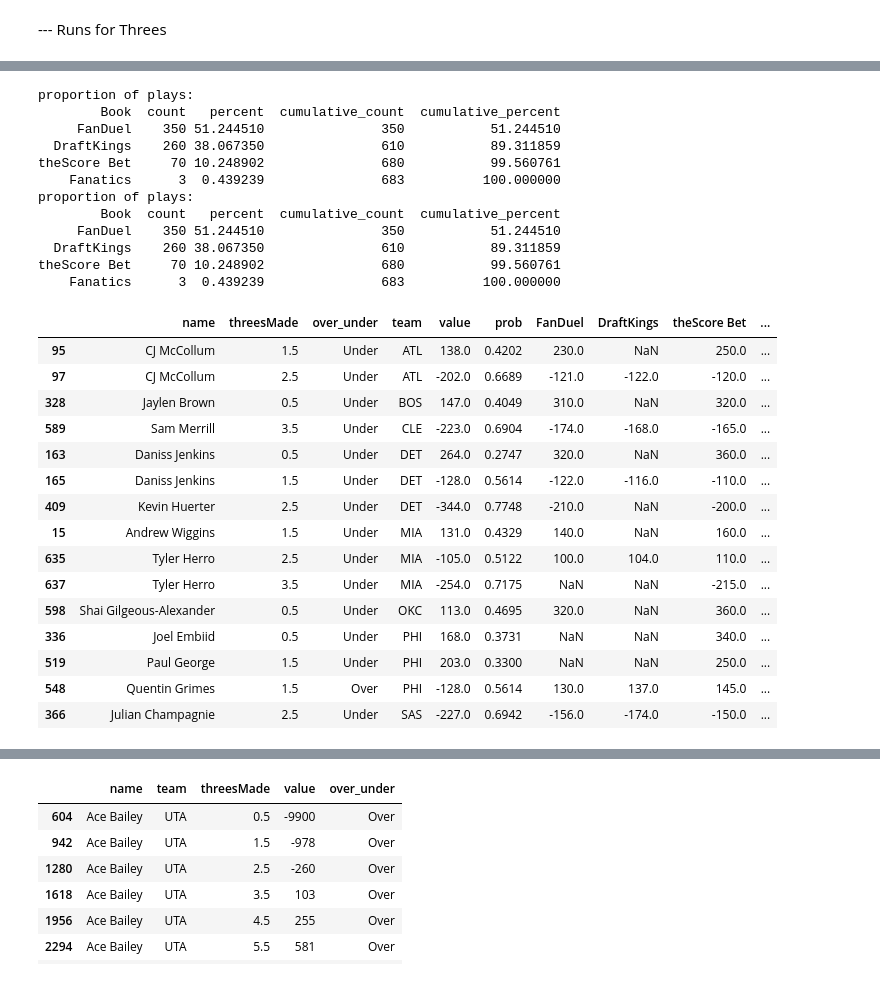
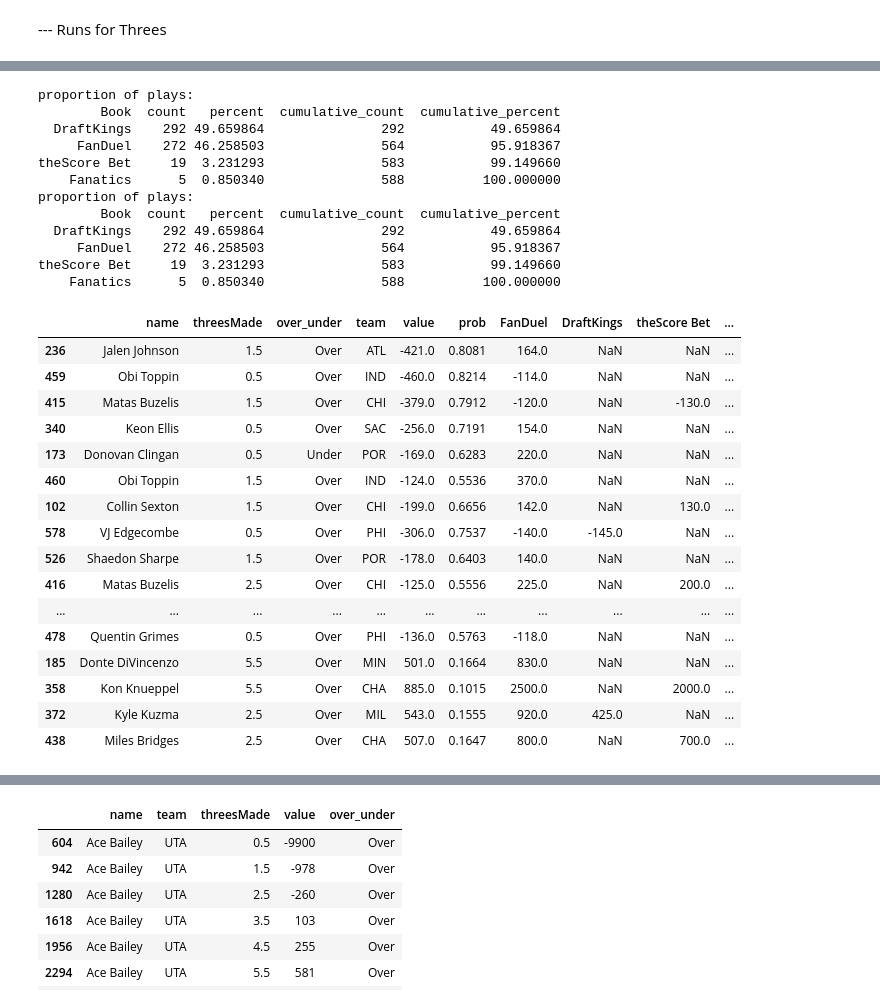
Before and after one commit to eac521/bets, a Jupyter notebook: Notebooks/2526Runs.ipynb, the cells around one changed output, grey strips where cells are left out. Cells and saved outputs as stored; diff of their text form; code cells hidden in the pictures.

```diff
--- a/Notebooks/2526Runs.ipynb
+++ b/Notebooks/2526Runs.ipynb
@@ -355,37 +408,38 @@ final['theScore BetAmount'] = [round(x * odds.budget * odds.kellyVal,2) for x in
 # %%
 t = ["DAL","MIN","PHI","MIA","BOS","ATL","PHX","MEM","SAS","CHI"
 ]
 pd.options.display.max_rows=100
-book = 'theScore Bet'
+book = 'FanDuel'
 bp = bookPlays(final,book,min_val=7.5)[bookPlays(final,book,min_val=7.5)[book]>-250].sort_values(by=['team','name','threesMade'])
-bp
+bp.sort_values(by='FanDuelAmount',ascending=False)
 # %% [output]
 proportion of plays:
         Book  count   percent  cumulative_count  cumulative_percent
-     FanDuel    350 51.244510               350           51.244510
-  DraftKings    260 38.067350               610           89.311859
-theScore Bet     70 10.248902               680           99.560761
-    Fanatics      3  0.439239               683          100.000000
+  DraftKings    292 49.659864               292           49.659864
+     FanDuel    272 46.258503               564           95.918367
+theScore Bet     19  3.231293               583           99.149660
+    Fanatics      5  0.850340               588          100.000000
 proportion of plays:
         Book  count   percent  cumulative_count  cumulative_percent
-     FanDuel    350 51.244510               350           51.244510
-  DraftKings    260 38.067350               610           89.311859
-theScore Bet     70 10.248902               680           99.560761
-    Fanatics      3  0.439239               683          100.000000
+  DraftKings    292 49.659864               292           49.659864
+     FanDuel    272 46.258503               564           95.918367
+theScore Bet     19  3.231293               583           99.149660
+    Fanatics      5  0.850340               588          100.000000
 |  | name | threesMade | over_under | team | value | prob | FanDuel | DraftKings | theScore Bet | ... |
-| 95 | CJ McCollum | 1.5 | Under | ATL | 138.0 | 0.4202 | 230.0 | NaN | 250.0 | ... |
-| 97 | CJ McCollum | 2.5 | Under | ATL | -202.0 | 0.6689 | -121.0 | -122.0 | -120.0 | ... |
-| 328 | Jaylen Brown | 0.5 | Under | BOS | 147.0 | 0.4049 | 310.0 | NaN | 320.0 | ... |
-| 589 | Sam Merrill | 3.5 | Under | CLE | -223.0 | 0.6904 | -174.0 | -168.0 | -165.0 | ... |
-| 163 | Daniss Jenkins | 0.5 | Under | DET | 264.0 | 0.2747 | 320.0 | NaN | 360.0 | ... |
-| 165 | Daniss Jenkins | 1.5 | Under | DET | -128.0 | 0.5614 | -122.0 | -116.0 | -110.0 | ... |
-| 409 | Kevin Huerter | 2.5 | Under | DET | -344.0 | 0.7748 | -210.0 | NaN | -200.0 | ... |
-| 15 | Andrew Wiggins | 1.5 | Under | MIA | 131.0 | 0.4329 | 140.0 | NaN | 160.0 | ... |
-| 635 | Tyler Herro | 2.5 | Under | MIA | -105.0 | 0.5122 | 100.0 | 104.0 | 110.0 | ... |
-| 637 | Tyler Herro | 3.5 | Under | MIA | -254.0 | 0.7175 | NaN | NaN | -215.0 | ... |
-| 598 | Shai Gilgeous-Alexander | 0.5 | Under | OKC | 113.0 | 0.4695 | 320.0 | NaN | 360.0 | ... |
-| 336 | Joel Embiid | 0.5 | Under | PHI | 168.0 | 0.3731 | NaN | NaN | 340.0 | ... |
-| 519 | Paul George | 1.5 | Under | PHI | 203.0 | 0.3300 | NaN | NaN | 250.0 | ... |
-| 548 | Quentin Grimes | 1.5 | Over | PHI | -128.0 | 0.5614 | 130.0 | 137.0 | 145.0 | ... |
-| 366 | Julian Champagnie | 2.5 | Under | SAS | -227.0 | 0.6942 | -156.0 | -174.0 | -150.0 | ... |
+| 236 | Jalen Johnson | 1.5 | Over | ATL | -421.0 | 0.8081 | 164.0 | NaN | NaN | ... |
+| 459 | Obi Toppin | 0.5 | Over | IND | -460.0 | 0.8214 | -114.0 | NaN | NaN | ... |
+| 415 | Matas Buzelis | 1.5 | Over | CHI | -379.0 | 0.7912 | -120.0 | NaN | -130.0 | ... |
+| 340 | Keon Ellis | 0.5 | Over | SAC | -256.0 | 0.7191 | 154.0 | NaN | NaN | ... |
+| 173 | Donovan Clingan | 0.5 | Under | POR | -169.0 | 0.6283 | 220.0 | NaN | NaN | ... |
+| 460 | Obi Toppin | 1.5 | Over | IND | -124.0 | 0.5536 | 370.0 | NaN | NaN | ... |
+| 102 | Collin Sexton | 1.5 | Over | CHI | -199.0 | 0.6656 | 142.0 | NaN | 130.0 | ... |
+| 578 | VJ Edgecombe | 0.5 | Over | PHI | -306.0 | 0.7537 | -140.0 | -145.0 | NaN | ... |
+| 526 | Shaedon Sharpe | 1.5 | Over | POR | -178.0 | 0.6403 | 140.0 | NaN | NaN | ... |
+| 416 | Matas Buzelis | 2.5 | Over | CHI | -125.0 | 0.5556 | 225.0 | NaN | 200.0 | ... |
+| ... | ... | ... | ... | ... | ... | ... | ... | ... | ... | ... |
+| 478 | Quentin Grimes | 0.5 | Over | PHI | -136.0 | 0.5763 | -118.0 | NaN | NaN | ... |
+| 185 | Donte DiVincenzo | 5.5 | Over | MIN | 501.0 | 0.1664 | 830.0 | NaN | NaN | ... |
+| 358 | Kon Knueppel | 5.5 | Over | CHA | 885.0 | 0.1015 | 2500.0 | NaN | 2000.0 | ... |
+| 372 | Kyle Kuzma | 2.5 | Over | MIL | 543.0 | 0.1555 | 920.0 | 425.0 | NaN | ... |
+| 438 | Miles Bridges | 2.5 | Over | CHA | 507.0 | 0.1647 | 800.0 | NaN | 700.0 | ... |
 # %%
```
Also changed, not shown: parts of 37 cells of this notebook, 11 other files.
